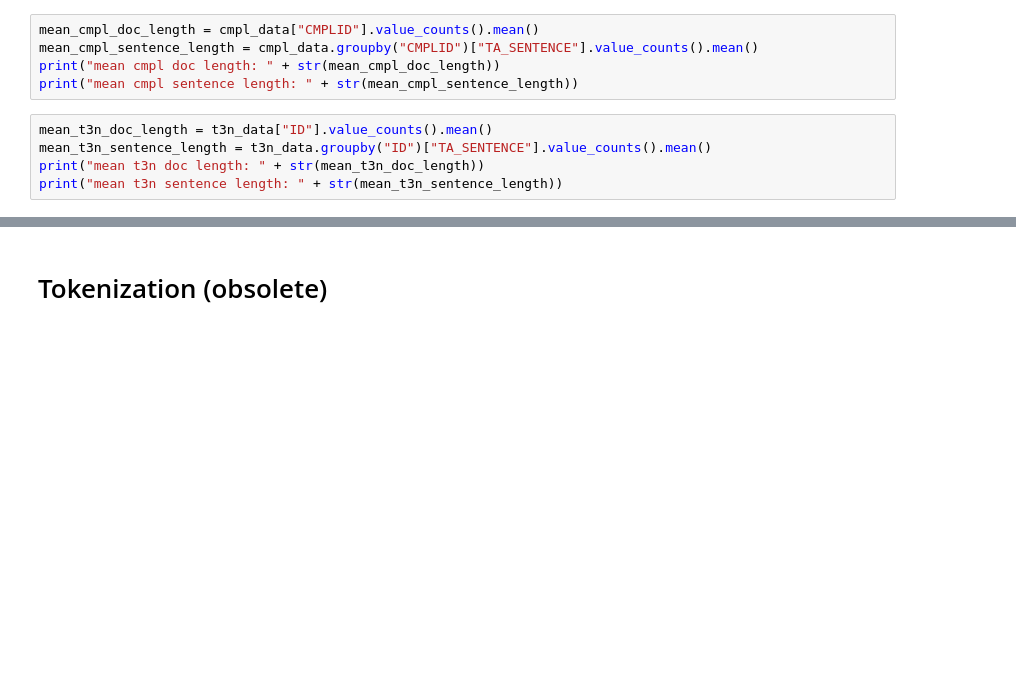
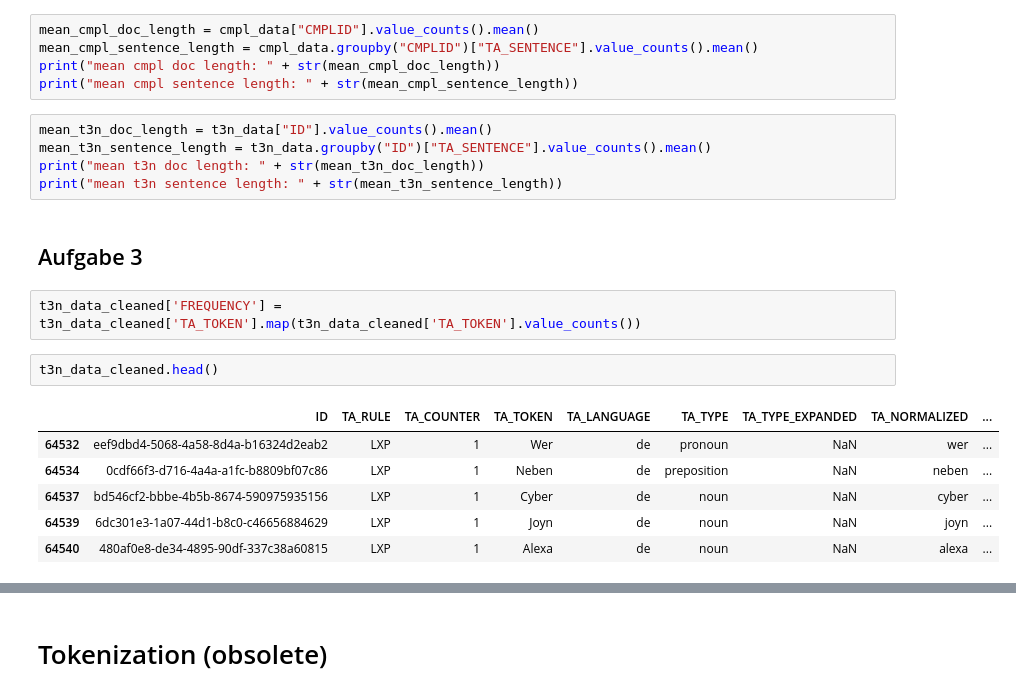
Before and after one commit to tobirohrer/webmining, a Jupyter notebook: praktikum2/praktikum2.ipynb, the cells around one changed output, grey strips where cells are left out. Cells and saved outputs as stored; diff of their text form; blank space fills up the shorter version.

Commit message:
Aufgabe 4 Python impl.

```diff
--- a/praktikum2/praktikum2.ipynb
+++ b/praktikum2/praktikum2.ipynb
@@ -118,3 +144,16 @@ mean_t3n_doc_length = t3n_data["ID"].value_counts().mean()
 mean_t3n_sentence_length = t3n_data.groupby("ID")["TA_SENTENCE"].value_counts().mean()
 print("mean t3n doc length: " + str(mean_t3n_doc_length))
 print("mean t3n sentence length: " + str(mean_t3n_sentence_length))
+# %% [markdown]
+## Aufgabe 3
+# %%
+t3n_data_cleaned['FREQUENCY'] = t3n_data_cleaned['TA_TOKEN'].map(t3n_data_cleaned['TA_TOKEN'].value_counts())
+# %%
+t3n_data_cleaned.head()
+# %% [output]
+|  | ID | TA_RULE | TA_COUNTER | TA_TOKEN | TA_LANGUAGE | TA_TYPE | TA_TYPE_EXPANDED | TA_NORMALIZED | ... |
+| 64532 | eef9dbd4-5068-4a58-8d4a-b16324d2eab2 | LXP | 1 | Wer | de | pronoun | NaN | wer | ... |
+| 64534 | 0cdf66f3-d716-4a4a-a1fc-b8809bf07c86 | LXP | 1 | Neben | de | preposition | NaN | neben | ... |
+| 64537 | bd546cf2-bbbe-4b5b-8674-590975935156 | LXP | 1 | Cyber | de | noun | NaN | cyber | ... |
+| 64539 | 6dc301e3-1a07-44d1-b8c0-c46656884629 | LXP | 1 | Joyn | de | noun | NaN | joyn | ... |
+| 64540 | 480af0e8-de34-4895-90df-337c38a60815 | LXP | 1 | Alexa | de | noun | NaN | alexa | ... |
```
Also changed, not shown: parts of 7 cells of this notebook.
